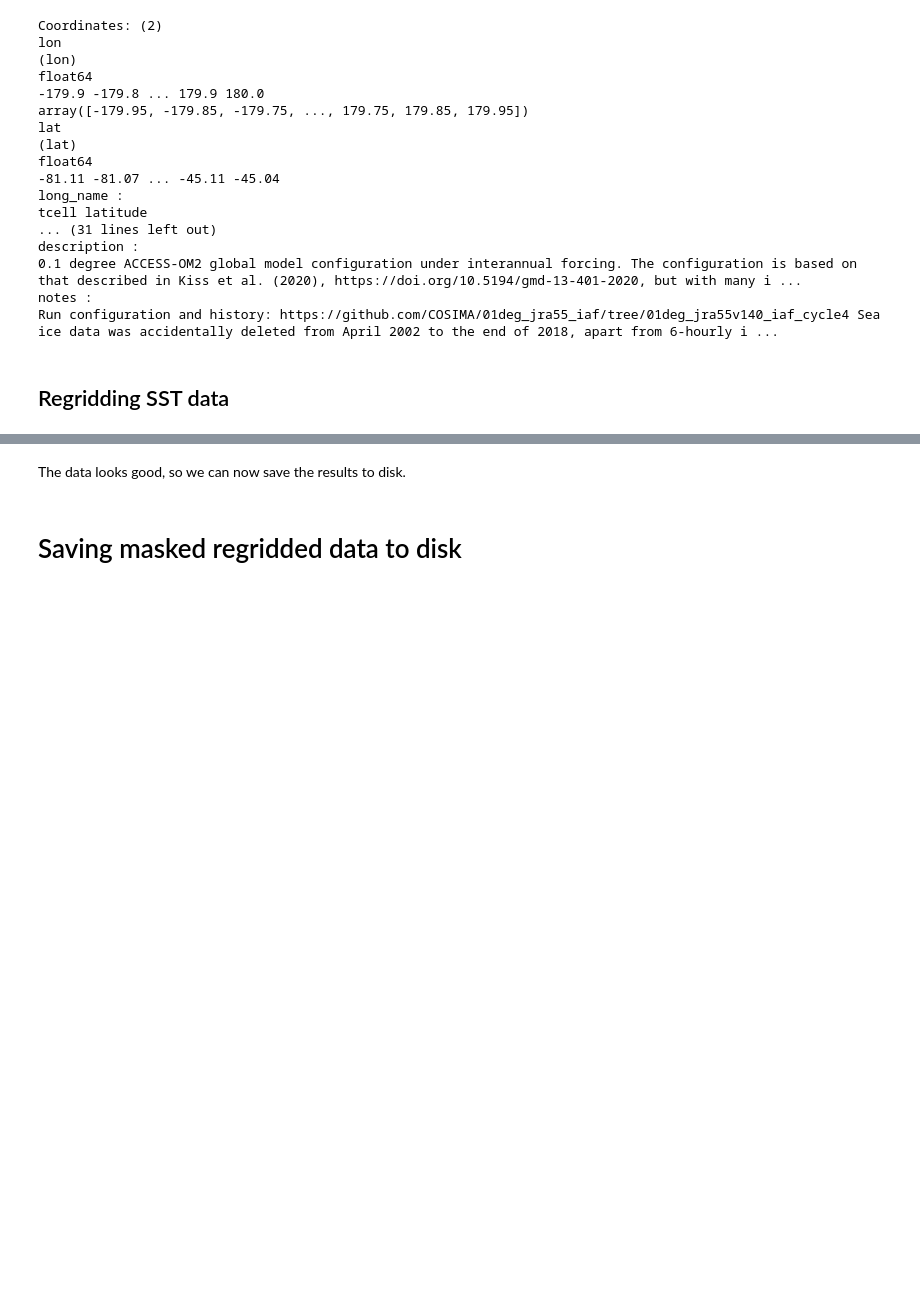
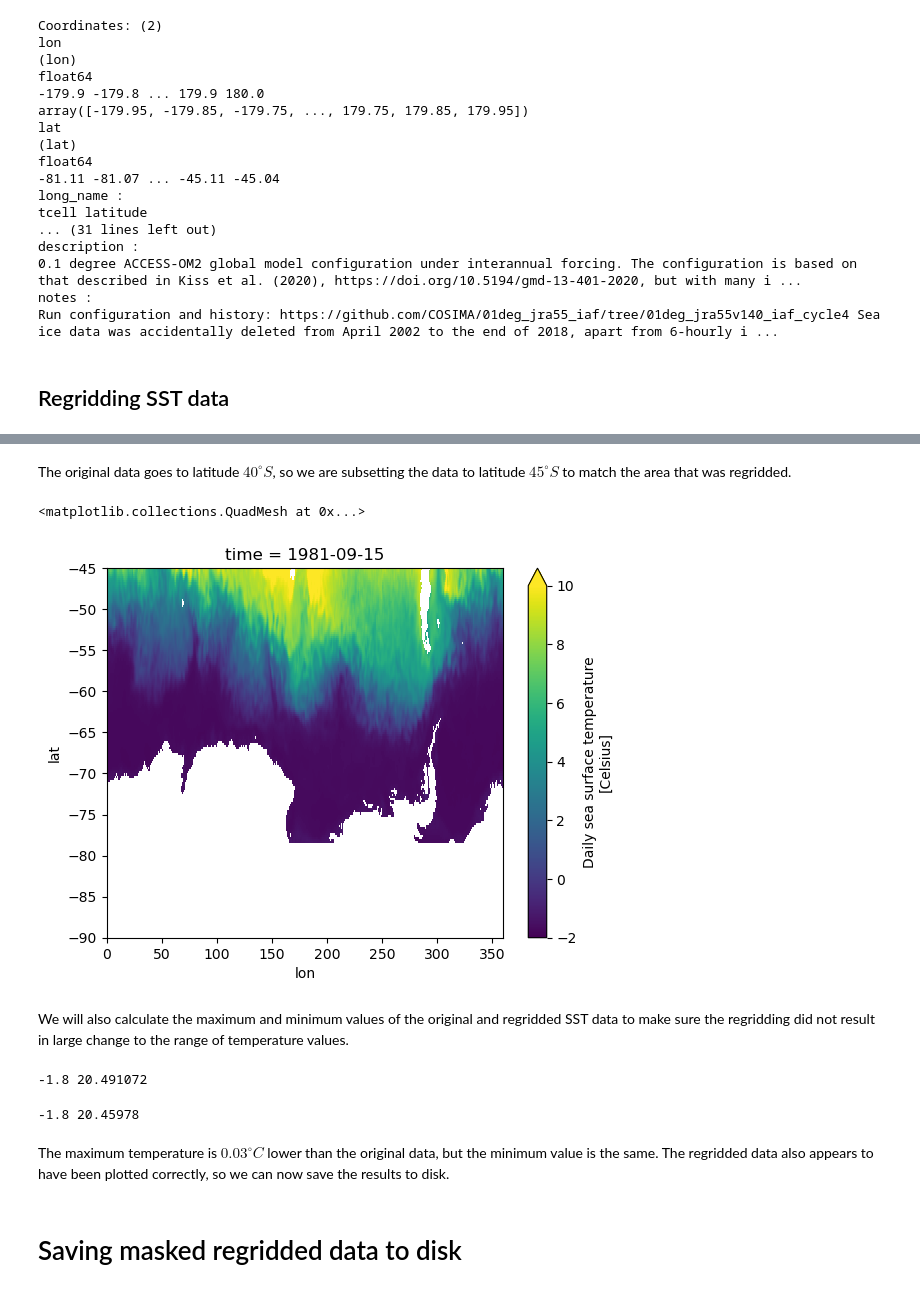
Before and after one commit to lidefi87/Crabeater_Distribution_East_Antarctica, a Jupyter notebook: Scripts/02_Env_data/Observations/02c_Obs_Sea_Surface_Temperature.ipynb, the cells around one changed output, grey strips where cells are left out. Drawn from its saved outputs; the diff is of its cells as text; code cells hidden in the pictures; blank space fills up the shorter version.

```diff
--- a/Scripts/02_Env_data/Observations/02c_Obs_Sea_Surface_Temperature.ipynb
+++ b/Scripts/02_Env_data/Observations/02c_Obs_Sea_Surface_Temperature.ipynb
@@ -230,5 +297,22 @@ reg_obs.isel(time = 0).plot()
+# %% [markdown]
+The original data goes to latitude $40^{\circ}S$, so we are subsetting the data to latitude $45^{\circ}S$ to match the area that was regridded.
+# %%
+sst_monthly_obs.sel(lat = slice(-90, -45)).isel(time = 0).plot(vmin = -2, vmax = 10)
+# %% [output]
+<matplotlib.collections.QuadMesh at 0x...>
+[figure, added]
+# %% [markdown]
+We will also calculate the maximum and minimum values of the original and regridded SST data to make sure the regridding did not result in large change to the range of temperature values.
+# %%
+print(sst_monthly_obs.sel(lat = slice(-90, -45)).min().values, sst_monthly_obs.sel(lat = slice(-90, -45)).max().values)
+# %% [output]
+-1.8 20.491072
+# %%
+print(reg_obs.min().values, reg_obs.max().values)
+# %% [output]
+-1.8 20.45978
 # %% [markdown]
-The data looks good, so we can now save the results to disk.
+The maximum temperature is $0.03^{\circ}C$ lower than the original data, but the minimum value is the same. The regridded data also appears to have been plotted correctly, so we can now save the results to disk.
 # %% [markdown]
 # Saving masked regridded data to disk
 # %%
```
Also changed, not shown: parts of 8 cells of this notebook.
